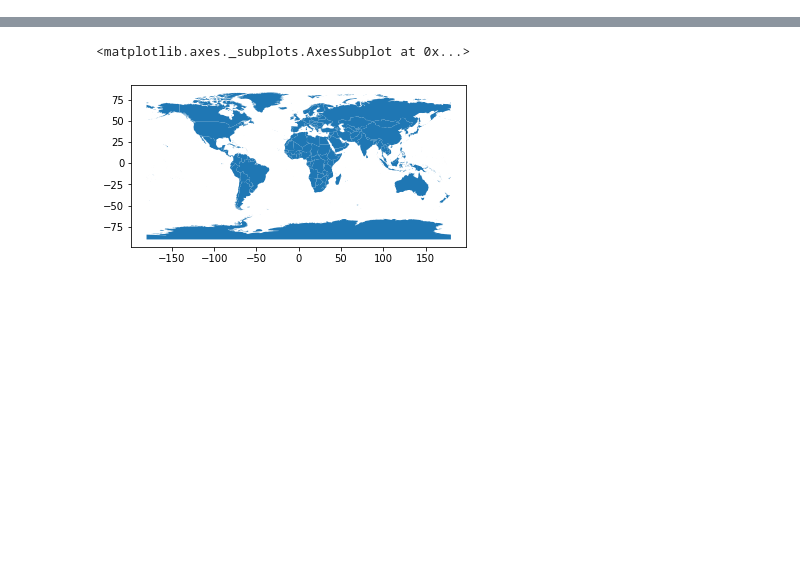
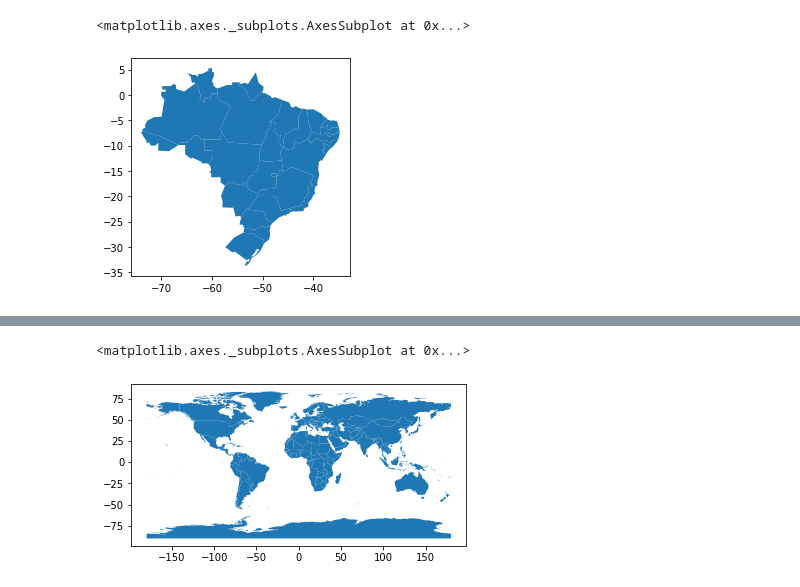
Before and after one commit to LucasTreuke/a2BancoDeDados, a Jupyter notebook: testando.ipynb, the cells around one changed output, grey strips where cells are left out. Saved outputs shown, nothing was run; the diff lists cells and outputs as text; code cells hidden in the pictures; blank space fills up the shorter version.

```diff
--- a/testando.ipynb
+++ b/testando.ipynb
@@ -0,0 +24,18 @@
+# %%
+import pandas as pd
+import geopandas
+import unicodedata
+
+df = pd.read_csv("cursos-prouni.csv")
+file = open("br-states.json")
+geodata = geopandas.read_file(file)
+df.rename(columns={'uf_busca':'id'}, inplace=True)
+df=df.groupby("id").mean()
+
+df3=pd.merge(df,geodata,on="id")
+gdf3 = geopandas.GeoDataFrame(
+    df3, geometry=df3["geometry"])
+gdf3.plot()
+# %% [output]
+<matplotlib.axes._subplots.AxesSubplot at 0x...>
+[figure, added]
```
Also changed, not shown: parts of 3 cells of this notebook, 6 other files.
